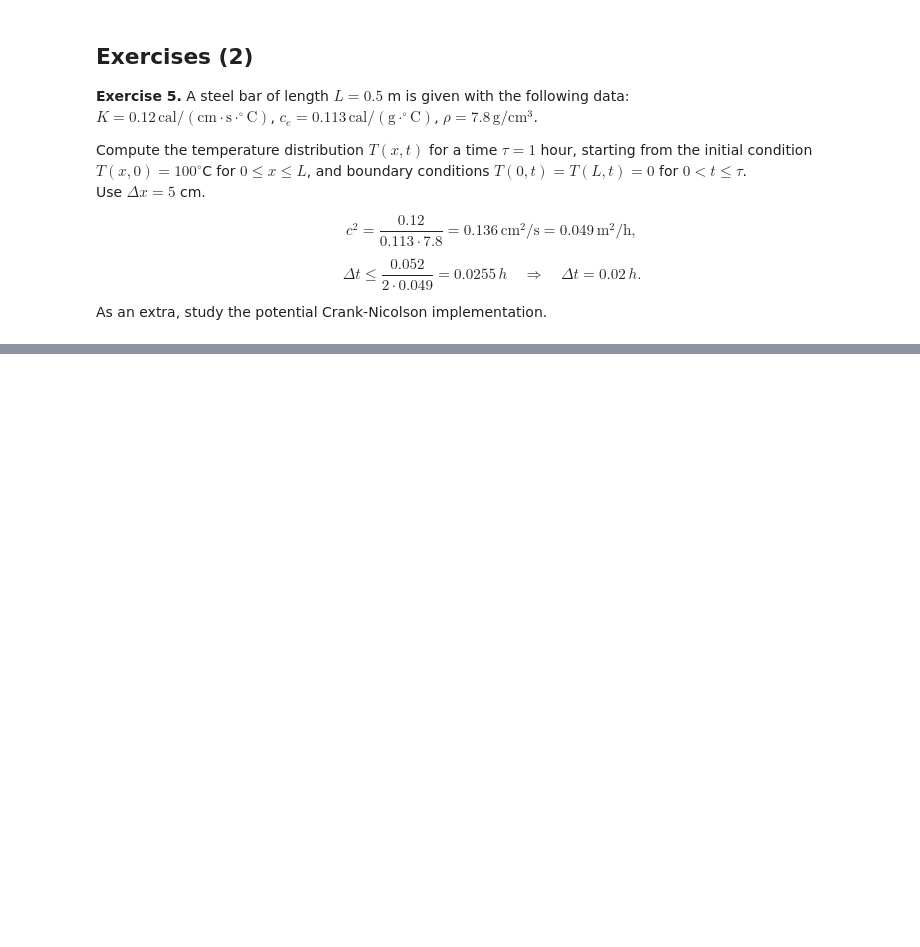
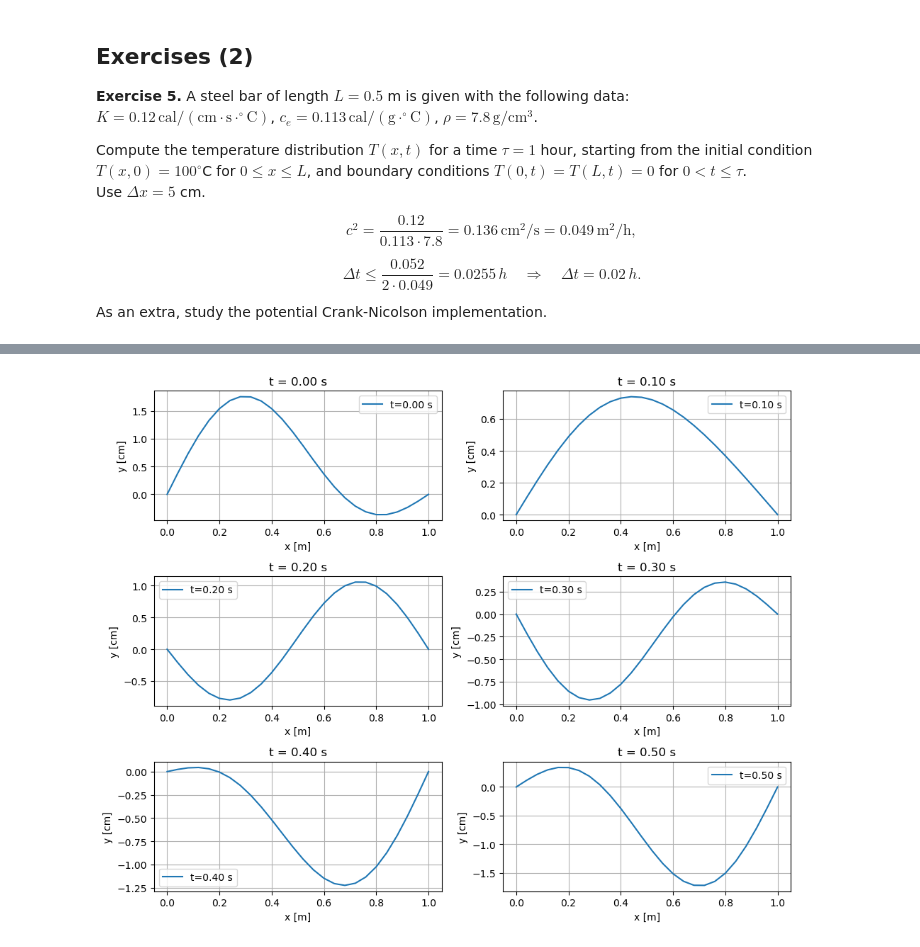
Before and after one commit to AlejandroRG03/computacion_master, a Jupyter notebook: USC-FCA-main/PDEs_notebook.ipynb, the cells around one changed output, grey strips where cells are left out. Drawn from its saved outputs; the diff is of its cells as text; code cells hidden in the pictures; blank space fills up the shorter version.

```diff
--- a/USC-FCA-main/PDEs_notebook.ipynb
+++ b/USC-FCA-main/PDEs_notebook.ipynb
@@ -1643,0 +1717,89 @@ The solution obtained should be presented graphically.
+# %%
+import numpy as np
+import matplotlib.pyplot as plt
+
+def run_wave(L, dx, dt, c, t_final, f_func, g_func, snapshot_times=[0.0, 0.25, 0.5, 0.75, 1.0]):
+    """
+    Explicit finite-difference solver for 1D wave eq:
+      y_tt = c^2 y_xx
+    Returns dict of snapshots at requested times and final arrays.
+    """
+    r = c * dt / dx
+    Nx = int(round(L / dx))
+    nodes = Nx + 1
+    x = np.linspace(0, L, nodes)
+    nt = int(round(t_final / dt))
+    # initial conditions
+    f = f_func(x)
+    g = g_func(x)
+    y_prev = f.copy()            # j = 0
+    y_curr = np.zeros_like(x)    # j = 1
+    # initialize second row (improved, second-order)
+    ## this is the crucial line
+    for i in range(1, nodes-1):
+        y_curr[i] = f[i] + dt * g[i] + 0.5 * (r**2) * (f[i+1] + f[i-1] - 2*f[i])
+    y_curr[0] = 0.0
+    y_curr[-1] = 0.0
+    ##
+
+    # snapshots at these times (seconds)
+    snapshot_steps = [int(round(t / dt)) for t in snapshot_times]
+
+    snapshots = {0.0: y_prev.copy()}
+    # time marching
+    for j in range(1, nt+1):
+        y_next = np.zeros_like(x)
+        for i in range(1, nodes-1):
+            y_next[i] = 2*y_curr[i] - y_prev[i] + (r**2) * (y_curr[i+1] + y_curr[i-1] - 2*y_curr[i])
+        y_next[0] = 0.0
+        y_next[-1] = 0.0
+        # advance
+        y_prev, y_curr = y_curr, y_next
+        if j in snapshot_steps:
+            snapshots[round(j*dt, 4)] = y_curr.copy()
+    return {
+        "x": x,
+        "snapshots": snapshots,
+        "r": r,
+        "dt": dt,
+        "dx": dx,
+        "t_final": t_final
+    }
+
+# Problem definition
+
+L = 1.0
+dx = 0.04 # m
+dt = 0.02 # s
+c = 2.0 # m/s
+t_final = 0.5 # s
+
+f_func = lambda x: np.sin(np.pi * x) + np.sin(2*np.pi * x)
+g_func = lambda x: 0.0*x
+snapshot_times = np.linspace(0, t_final, 6)
+
+result = run_wave(L, dx, dt, c, t_final, f_func, g_func, snapshot_times=snapshot_times)
+print("Run: dx =", dx, "dt =", dt, "r =", result["r"])
+x = result["x"]
+times = sorted(result["snapshots"].keys())
+snapshots = result["snapshots"]
+
+# Plots
+
+fig = plt.figure(figsize=(10, 8))
+
+ax = [fig.add_subplot(3, 2, i+1) for i in range(len(snapshot_times))]
+
+for k, t in enumerate(times):
+    y = snapshots.get(t)
+    if y is not None:
+        ax[k].plot(x, y, label=f"t={t:.2f} s")
+    ax[k].set_title(f"t = {t:.2f} s")
+    ax[k].set_xlabel("x [m]")
+    ax[k].set_ylabel("y [cm]")
+    ax[k].grid(True)
+    ax[k].legend()
+
+fig.tight_layout()
+plt.show()
+# %% [output]
@@ -1643,0 +1807 @@ The solution obtained should be presented graphically.
+[figure, added]
```
Also changed, not shown: parts of 10 cells of this notebook.
